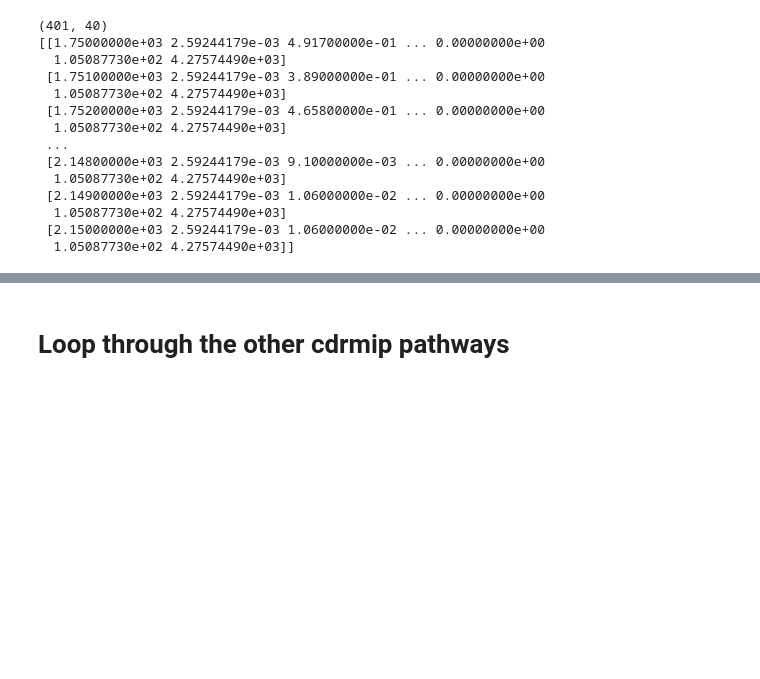
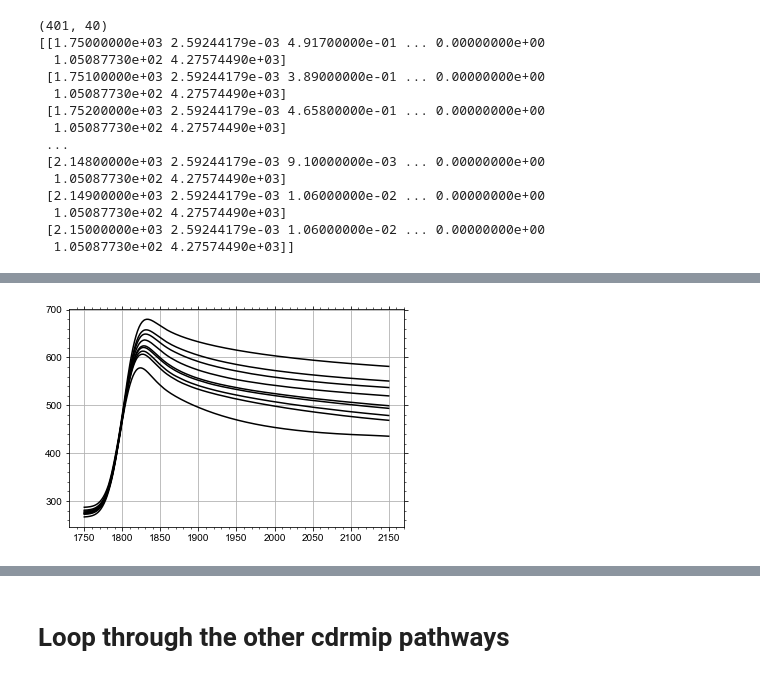
Before and after one commit to camillamathison/FaIR-Spice, a Jupyter notebook: notebooks/run-fair-ar6-cdrmip.ipynb, the cells around one changed output, grey strips where cells are left out. Cells and saved outputs as stored; diff of their text form; code cells hidden in the pictures; blank space fills up the shorter version.

```diff
--- a/notebooks/run-fair-ar6-cdrmip.ipynb
+++ b/notebooks/run-fair-ar6-cdrmip.ipynb
@@ -468,5 +492,7 @@ pl.grid()
 # %%
 for perc in [0,5,10,20,25,50,75,90,100]:
-    pl.plot(np.arange(1750,2111),np.percentile(c,perc, axis=1), color='k')
+    pl.plot(np.arange(1750,2151),np.percentile(c,perc, axis=1), color='k')
 pl.grid()
+# %% [output]
+[figure, added]
 # %%
```
Also changed, not shown: parts of 24 cells of this notebook.
